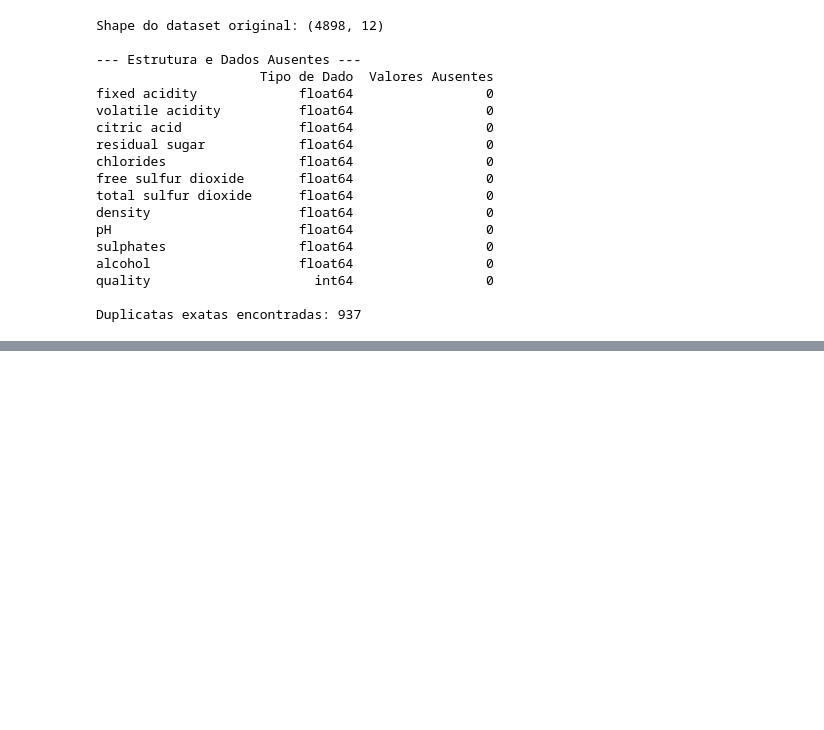
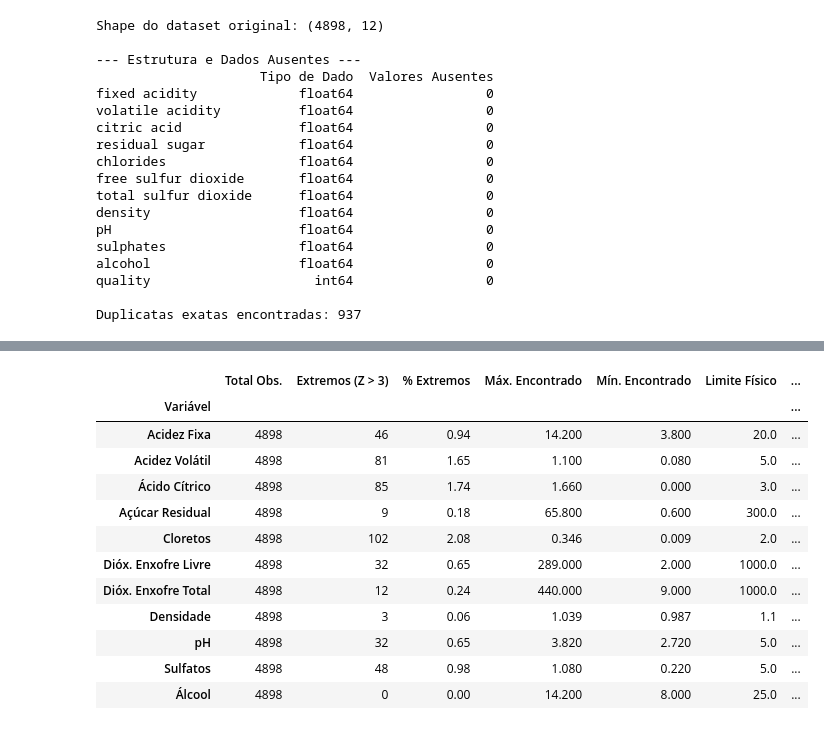
Before and after one commit to daviChechetto/Qualidade-de-vinho-com-Machine-Learing, a Jupyter notebook: auditoria.ipynb, the cells around one changed output, grey strips where cells are left out. Saved outputs shown, nothing was run; the diff lists cells and outputs as text; code cells hidden in the pictures; blank space fills up the shorter version.

```diff
--- a/auditoria.ipynb
+++ b/auditoria.ipynb
@@ -161,0 +267,73 @@ dtype: int64
+# %%
+# 12. Destaque de valores estatisticamente extremos (Z-Score > 3) SEM remoção
+# 13. Tabela Resumo de Qualidade de Dados
+
+features = df.drop(columns=['quality'])
+
+# Dicionário de limites vincula o limite ao NOME da coluna (evita erros se a ordem mudar)
+limites_fisicos = {
+    'fixed acidity': 20.0, 'volatile acidity': 5.0, 'citric acid': 3.0,
+    'residual sugar': 300.0, 'chlorides': 2.0, 'free sulfur dioxide': 1000.0,
+    'total sulfur dioxide': 1000.0, 'density': 1.1, 'pH': 5.0,
+    'sulphates': 5.0, 'alcohol': 25.0
+}
+
+# Dicionário de tradução para apresentação acadêmica
+nomes_academicos = {
+    'fixed acidity': 'Acidez Fixa', 'volatile acidity': 'Acidez Volátil',
+    'citric acid': 'Ácido Cítrico', 'residual sugar': 'Açúcar Residual',
+    'chlorides': 'Cloretos', 'free sulfur dioxide': 'Dióx. Enxofre Livre',
+    'total sulfur dioxide': 'Dióx. Enxofre Total', 'density': 'Densidade',
+    'pH': 'pH', 'sulphates': 'Sulfatos', 'alcohol': 'Álcool'
+}
+
+# Cálculo Estatístico
+z_scores = np.abs(stats.zscore(features))
+outliers_estatisticos = (z_scores > 3).sum(axis=0)
+
+# Construção da Tabela Dinâmica
+resumo_dq = pd.DataFrame({
+    'Variável': [nomes_academicos[col] for col in features.columns],
+    'Total Obs.': len(df),
+    'Extremos (Z > 3)': outliers_estatisticos,
+    '% Extremos': (outliers_estatisticos / len(df) * 100).round(2),
+    'Máx. Encontrado': features.max().values.round(3),
+    'Mín. Encontrado': features.min().values.round(3),
+    'Limite Físico': [limites_fisicos[col] for col in features.columns]
+})
+
+# Verificação Lógica Automatizada (sem hardcode)
+# Regra 1: Passou do limite máximo de química?
+resumo_dq['Erro Lógico?'] = np.where(
+    resumo_dq['Máx. Encontrado'] > resumo_dq['Limite Físico'],
+    'Sim (Acima)',
+    'Não'
+)
+# Regra 2: Valores negativos em concentração/massa (impossível fisicamente)
+resumo_dq['Erro Lógico?'] = np.where(
+    resumo_dq['Mín. Encontrado'] < 0,
+    'Sim (Negativo)',
+    resumo_dq['Erro Lógico?']
+)
+
+# Melhorando a visualização da tabela definindo a Variável como índice
+resumo_dq.set_index('Variável', inplace=True)
+
+# Exibe a tabela pronta para ser exportada para Word/Excel
+display(resumo_dq)
+
+# A Tabela Resumo demonstra que, embora os testes estatísticos (Z-Score > 3) acusem a presença de valores extremos — chegando a 2,08% na variável Cloretos —, o cruzamento destes dados com as literaturas químicas revela a ausência de Erros Físicos ou Lógicos. Nenhum valor de máxima extrapola as tolerâncias orgânicas (Limite Físico), e tampouco há incidência de valores negativos para massa e concentração. Desta forma, fica justificada metodologicamente a manutenção dessas observações atípicas no conjunto de dados, pois tratam-se de anomalias naturais autênticas (vinhos de perfis peculiares) e não de erros de input no banco de dados.
+# %% [output]
+|  | Total Obs. | Extremos (Z > 3) | % Extremos | Máx. Encontrado | Mín. Encontrado | Limite Físico | ... |
+| Variável |  |  |  |  |  |  | ... |
+| Acidez Fixa | 4898 | 46 | 0.94 | 14.200 | 3.800 | 20.0 | ... |
+| Acidez Volátil | 4898 | 81 | 1.65 | 1.100 | 0.080 | 5.0 | ... |
+| Ácido Cítrico | 4898 | 85 | 1.74 | 1.660 | 0.000 | 3.0 | ... |
+| Açúcar Residual | 4898 | 9 | 0.18 | 65.800 | 0.600 | 300.0 | ... |
+| Cloretos | 4898 | 102 | 2.08 | 0.346 | 0.009 | 2.0 | ... |
+| Dióx. Enxofre Livre | 4898 | 32 | 0.65 | 289.000 | 2.000 | 1000.0 | ... |
+| Dióx. Enxofre Total | 4898 | 12 | 0.24 | 440.000 | 9.000 | 1000.0 | ... |
+| Densidade | 4898 | 3 | 0.06 | 1.039 | 0.987 | 1.1 | ... |
+| pH | 4898 | 32 | 0.65 | 3.820 | 2.720 | 5.0 | ... |
+| Sulfatos | 4898 | 48 | 0.98 | 1.080 | 0.220 | 5.0 | ... |
+| Álcool | 4898 | 0 | 0.00 | 14.200 | 8.000 | 25.0 | ... |
```
Also changed, not shown: parts of 7 cells of this notebook.
